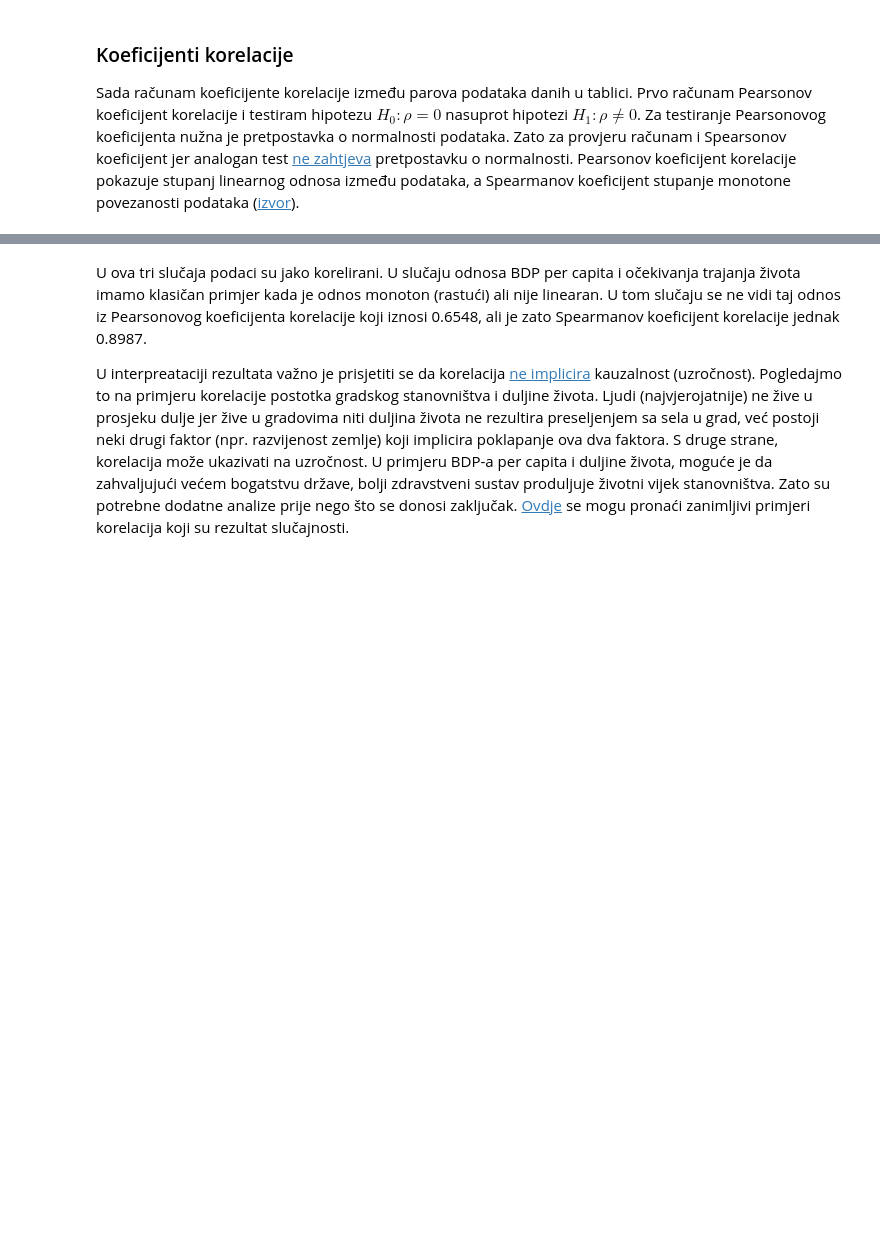
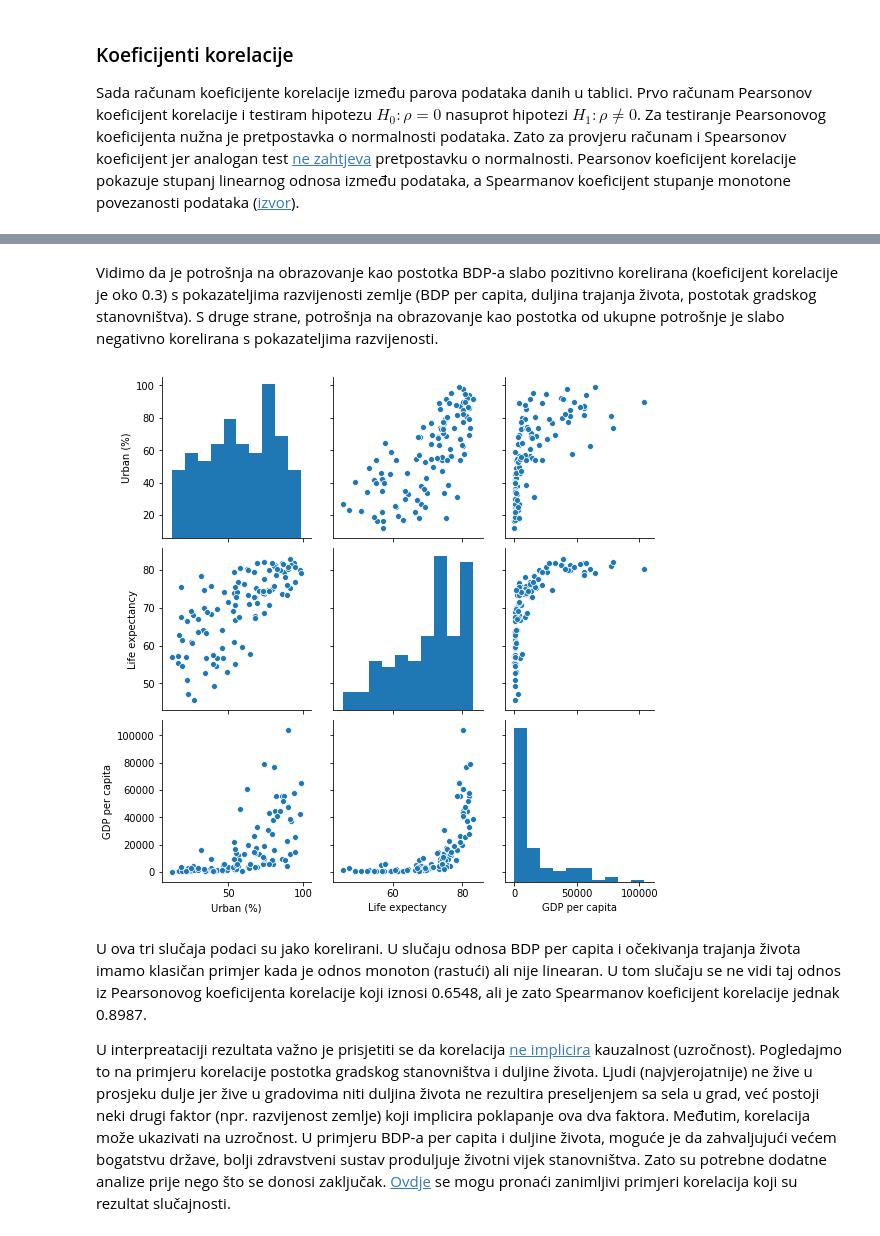
Before and after one commit to nikjals/1-esej, a Jupyter notebook: Esej.ipynb, the cells around one changed output, grey strips where cells are left out. Saved outputs shown, nothing was run; the diff lists cells and outputs as text; code cells hidden in the pictures; blank space fills up the shorter version.

```diff
--- a/Esej.ipynb
+++ b/Esej.ipynb
@@ -364,4 +316,10 @@ for i in range(len(L)):
+# %% [markdown]
+Vidimo da je potrošnja na obrazovanje kao postotka BDP-a slabo pozitivno korelirana (koeficijent korelacije je oko 0.3) s pokazateljima razvijenosti zemlje (BDP per capita, duljina trajanja života, postotak gradskog stanovništva). S druge strane, potrošnja na obrazovanje kao postotka od ukupne potrošnje je slabo negativno korelirana s pokazateljima razvijenosti.
+# %%
+sns.pairplot(data[['Urban (%)', 'Life expectancy', 'GDP per capita']]);
+# %% [output]
+[figure, added]
 # %% [markdown]
 U ova tri slučaja podaci su jako korelirani. U slučaju odnosa BDP per capita i očekivanja trajanja života imamo klasičan primjer kada je odnos monoton (rastući) ali nije linearan. U tom slučaju se ne vidi taj odnos iz Pearsonovog koeficijenta korelacije koji iznosi 0.6548, ali je zato Spearmanov koeficijent korelacije jednak 0.8987.
 
-U interpreataciji rezultata važno je prisjetiti se da korelacija [ne implicira](https://www.mathtutordvd.com/public/Why-Correlation-does-not-Imply-Causation-in-Statistics.cfm) kauzalnost (uzročnost). Pogledajmo to na primjeru korelacije postotka gradskog stanovništva i duljine života. Ljudi (najvjerojatnije) ne žive u prosjeku dulje jer žive u gradovima niti duljina života ne rezultira preseljenjem sa sela u grad, već postoji neki drugi faktor (npr. razvijenost zemlje) koji implicira poklapanje ova dva faktora. S druge strane, korelacija može ukazivati na uzročnost. U primjeru BDP-a per capita i duljine života, moguće je da zahvaljujući većem bogatstvu države, bolji zdravstveni sustav produljuje životni vijek stanovništva. Zato su potrebne dodatne analize prije nego što se donosi zaključak. [Ovdje](http://www.tylervigen.com/spurious-correlations) se mogu pronaći zanimljivi primjeri korelacija koji su rezultat slučajnosti.
+U interpreataciji rezultata važno je prisjetiti se da korelacija [ne implicira](https://www.mathtutordvd.com/public/Why-Correlation-does-not-Imply-Causation-in-Statistics.cfm) kauzalnost (uzročnost). Pogledajmo to na primjeru korelacije postotka gradskog stanovništva i duljine života. Ljudi (najvjerojatnije) ne žive u prosjeku dulje jer žive u gradovima niti duljina života ne rezultira preseljenjem sa sela u grad, već postoji neki drugi faktor (npr. razvijenost zemlje) koji implicira poklapanje ova dva faktora. Međutim, korelacija može ukazivati na uzročnost. U primjeru BDP-a per capita i duljine života, moguće je da zahvaljujući većem bogatstvu države, bolji zdravstveni sustav produljuje životni vijek stanovništva. Zato su potrebne dodatne analize prije nego što se donosi zaključak. [Ovdje](http://www.tylervigen.com/spurious-correlations) se mogu pronaći zanimljivi primjeri korelacija koji su rezultat slučajnosti.
```
Also changed, not shown: parts of 47 cells of this notebook.
